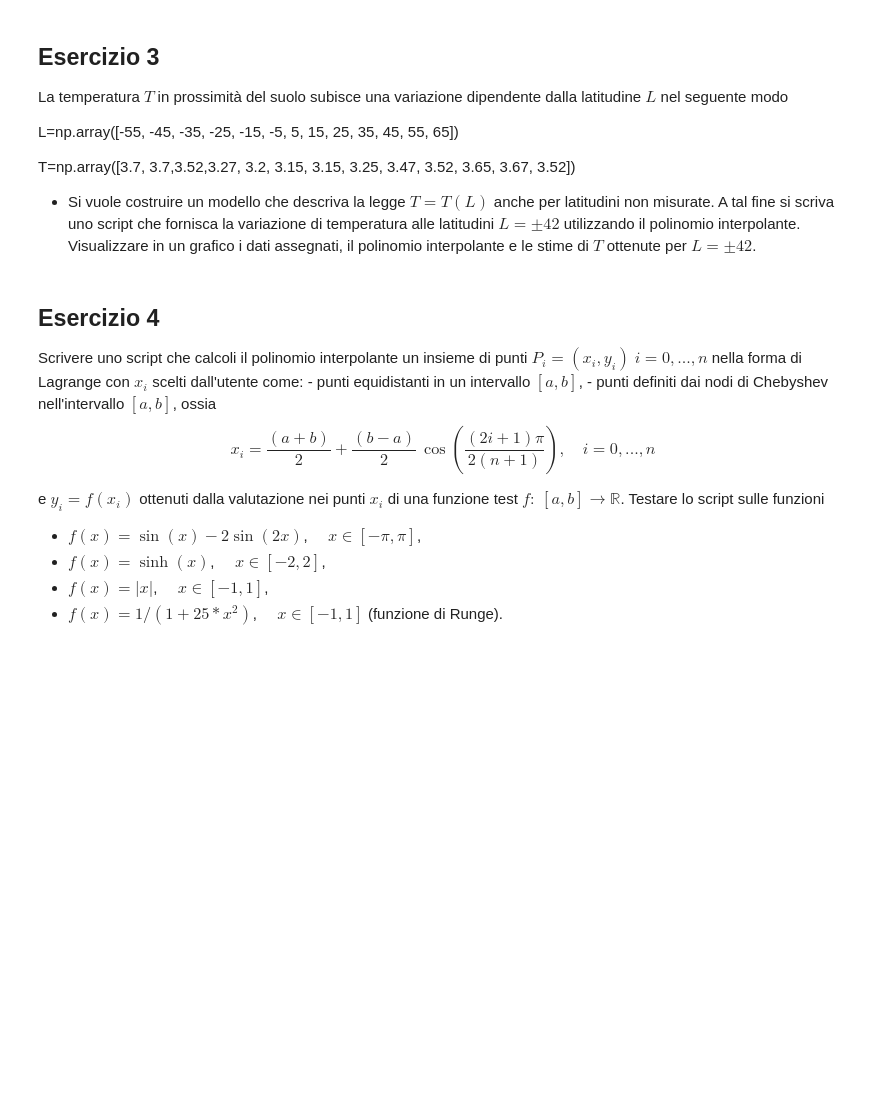
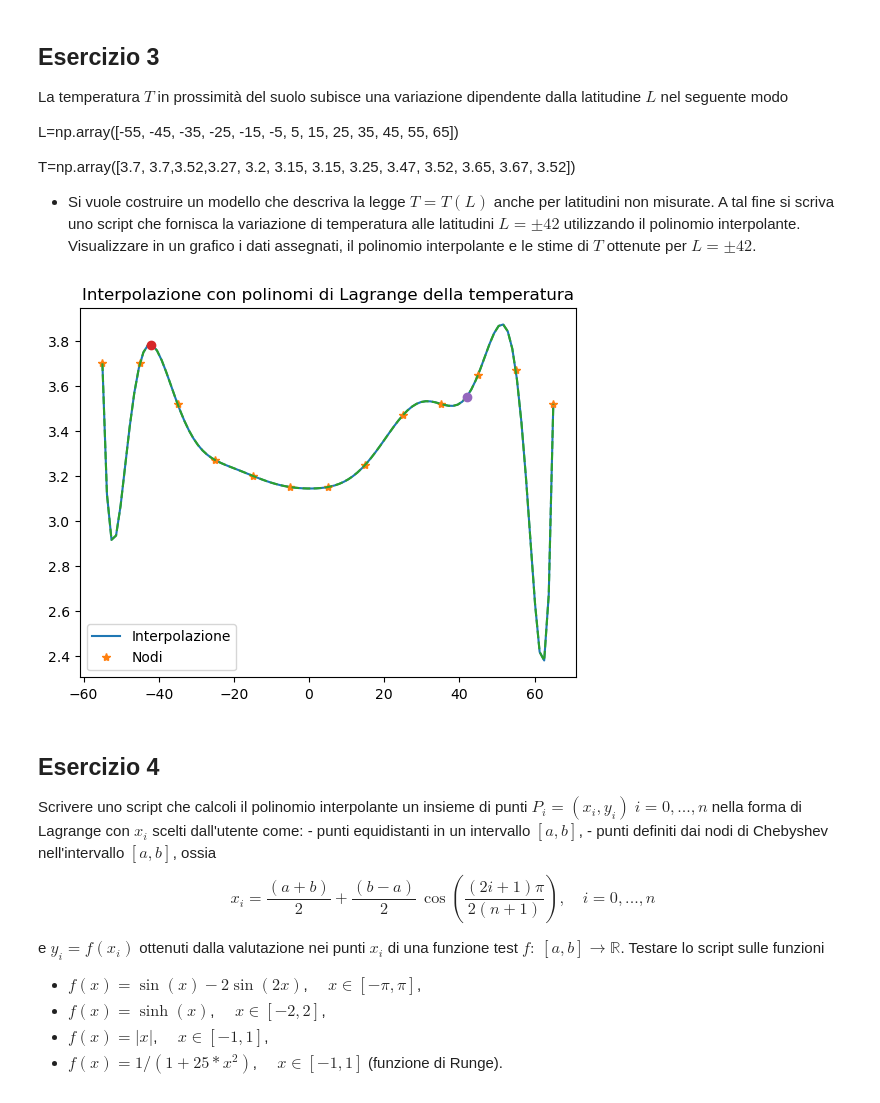
Before and after one commit to FabioFattori/eserciziMetodiNumerici, a Jupyter notebook: esercizi10/ESercitazione_10.ipynb, the cells around one changed output. Saved outputs shown, nothing was run; the diff lists cells and outputs as text; code cells hidden in the pictures; blank space fills up the shorter version.

```diff
--- a/esercizi10/ESercitazione_10.ipynb
+++ b/esercizi10/ESercitazione_10.ipynb
@@ -339,6 +426,28 @@ T=np.array([3.7, 3.7,3.52,3.27, 3.2, 3.15, 3.15, 3.25, 3.47, 3.52, 3.65, 3.67, 3
 
 
 - Si vuole costruire un modello che descriva la legge $T = T(L)$ anche per latitudini non misurate. A tal fine si scriva uno script che fornisca la variazione di temperatura alle latitudini $L = \pm 42$ utilizzando il polinomio interpolante. Visualizzare in un grafico i dati assegnati, il polinomio interpolante e le stime di $T$ ottenute per $L = \pm 42$.
+# %%
+L=np.array([-55, -45, -35, -25, -15, -5, 5, 15, 25, 35, 45, 55, 65])
+
+T=np.array([3.7, 3.7,3.52,3.27, 3.2, 3.15, 3.15, 3.25, 3.47, 3.52, 3.65, 3.67, 3.52])
+
+ll=np.linspace(np.min(L),np.max(L),100)
+
+L1=np.array([-42])
+L2=np.array([42])
+interL1=InterpL(L,T,L1)
+interL2=InterpL(L,T,L2)
+
+tt=InterpL(L,T,ll)
+plt.plot(ll,tt)
+plt.plot(L,T,'*')
+plt.plot(ll,InterpL(L,T,ll),"--")
+plt.plot(L1,interL1, '-o', L2,interL2, '-o')
+plt.legend(['Interpolazione','Nodi'])
+plt.title('Interpolazione con polinomi di Lagrange della temperatura')
+plt.show()
+# %% [output]
+[figure, added]
 # %% [markdown]
 ## Esercizio 4
 
```
Also changed, not shown: parts of 12 cells of this notebook, 2 other files.
